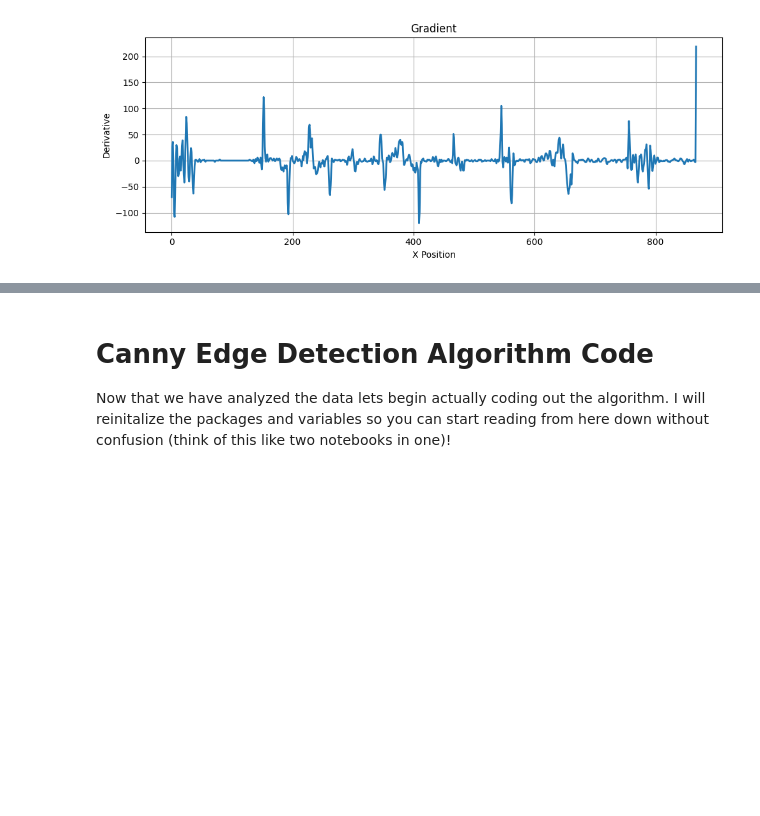
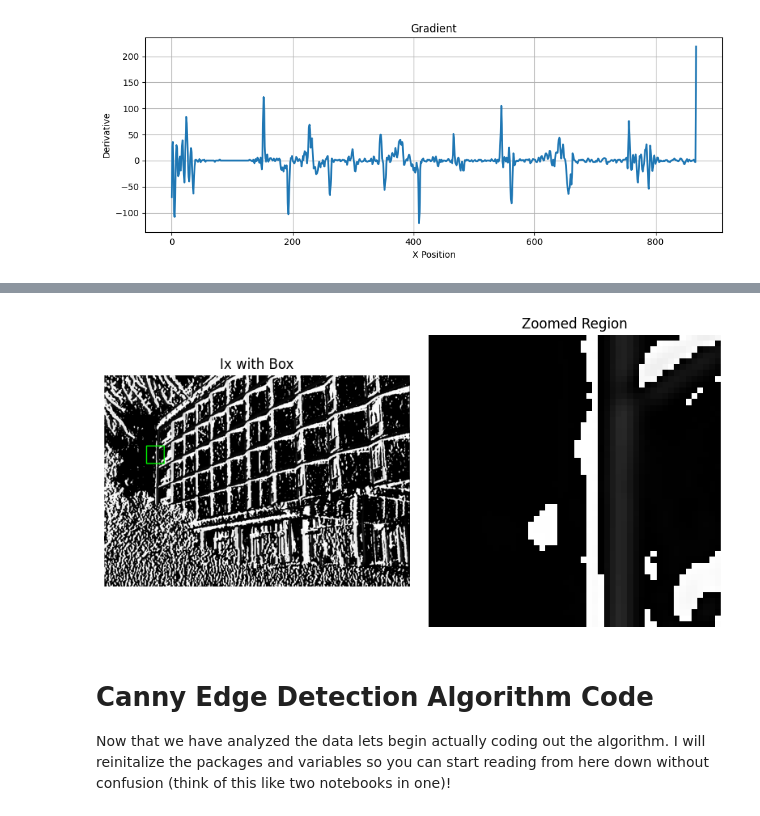
Before and after one commit to aryanj112/computer-vision, a Jupyter notebook: notebooks/canny-edge-detection.ipynb, the cells around one changed output, grey strips where cells are left out. Saved outputs shown, nothing was run; the diff lists cells and outputs as text; code cells hidden in the pictures; blank space fills up the shorter version.

Commit message:
Update canny notebook and outputs

```diff
--- a/notebooks/canny-edge-detection.ipynb
+++ b/notebooks/canny-edge-detection.ipynb
@@ -188,3 +189,40 @@ plt.show()
+# %%
+# We are going to be zooming into the Ix gradient to illustrate how in NMS we are thinning out edges as opposed to erasing them
+
+smooth_window_size = 7
+blur = cv2.GaussianBlur(gray_img, (smooth_window_size, smooth_window_size), 0)
+kernel = np.array([-1, 0, 1], dtype=np.float32) / 2.0
+Ix = ndimage.convolve1d(blur, kernel, axis=1, mode='constant')
+
+Ix_norm = (Ix - Ix.min()) / (Ix.max() - Ix.min())
+Ix_norm = (Ix_norm * 255).astype(np.uint8)
+
+Ix_rgb = cv2.cvtColor(Ix_norm, cv2.COLOR_GRAY2RGB)
+
+Ix_box = Ix_rgb.copy()
+
+x1, x2, y1, y2 = 120, 170, 200, 250
+cv2.rectangle(Ix_box, (x1, y1), (x2, y2), (0, 255, 0), 2)
+
+zoom_region = Ix_norm[y1:y2, x1:x2]
+
+plt.figure(figsize=(8,4))
+
+plt.subplot(1,2,1)
+plt.imshow(Ix_box)
+plt.title("Ix with Box")
+plt.axis("off")
+
+plt.subplot(1,2,2)
+plt.imshow(zoom_region, cmap="gray")
+plt.title("Zoomed Region")
+plt.axis("off")
+
+plt.tight_layout()
+plt.savefig("../outputs/canny-edge-detection/ix_thinning.png", bbox_inches="tight")
+plt.show()
+# %% [output]
+[figure, added]
 # %% [markdown]
 # Canny Edge Detection Algorithm Code
 
```
Also changed, not shown: parts of 8 cells of this notebook, 6 other files.
